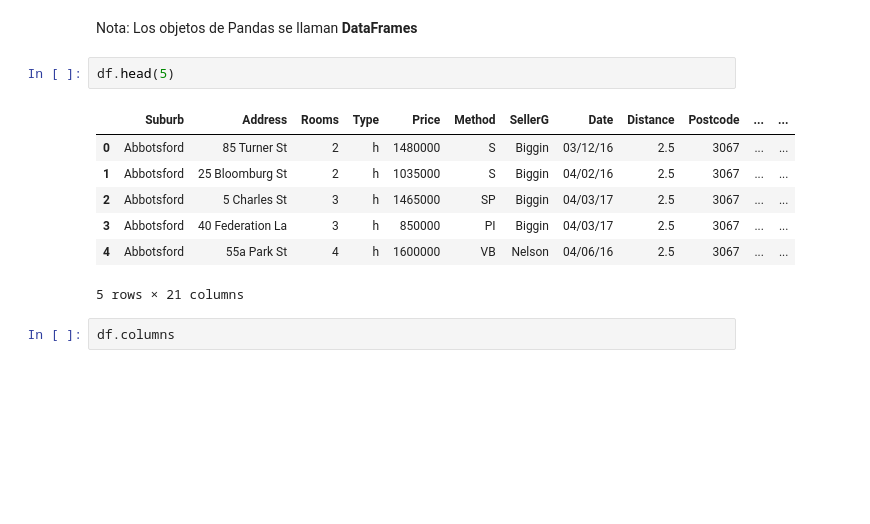
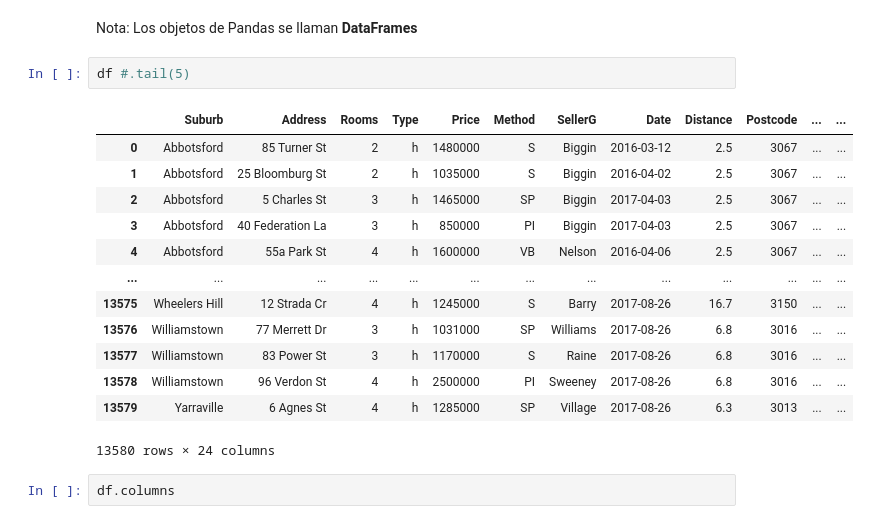
Before and after one commit to czammar/ai_programming_foundations, a Jupyter notebook: notebooks/04b_pandas.ipynb, the cells around one changed output. Drawn from its saved outputs; the diff is of its cells as text; blank space fills up the shorter version.

```diff
--- a/notebooks/04b_pandas.ipynb
+++ b/notebooks/04b_pandas.ipynb
@@ -24,15 +67,21 @@ df = pd.read_csv(DATA_PATH)
 # %% [markdown]
 Nota: Los objetos de Pandas se llaman **DataFrames**
 # %%
-df.head(5)
+df #.tail(5)
 # %% [output]
 |  | Suburb | Address | Rooms | Type | Price | Method | SellerG | Date | Distance | Postcode | ... | ... |
-| 0 | Abbotsford | 85 Turner St | 2 | h | 1480000 | S | Biggin | 03/12/16 | 2.5 | 3067 | ... | ... |
-| 1 | Abbotsford | 25 Bloomburg St | 2 | h | 1035000 | S | Biggin | 04/02/16 | 2.5 | 3067 | ... | ... |
-| 2 | Abbotsford | 5 Charles St | 3 | h | 1465000 | SP | Biggin | 04/03/17 | 2.5 | 3067 | ... | ... |
-| 3 | Abbotsford | 40 Federation La | 3 | h | 850000 | PI | Biggin | 04/03/17 | 2.5 | 3067 | ... | ... |
-| 4 | Abbotsford | 55a Park St | 4 | h | 1600000 | VB | Nelson | 04/06/16 | 2.5 | 3067 | ... | ... |
+| 0 | Abbotsford | 85 Turner St | 2 | h | 1480000 | S | Biggin | 2016-03-12 | 2.5 | 3067 | ... | ... |
+| 1 | Abbotsford | 25 Bloomburg St | 2 | h | 1035000 | S | Biggin | 2016-04-02 | 2.5 | 3067 | ... | ... |
+| 2 | Abbotsford | 5 Charles St | 3 | h | 1465000 | SP | Biggin | 2017-04-03 | 2.5 | 3067 | ... | ... |
+| 3 | Abbotsford | 40 Federation La | 3 | h | 850000 | PI | Biggin | 2017-04-03 | 2.5 | 3067 | ... | ... |
+| 4 | Abbotsford | 55a Park St | 4 | h | 1600000 | VB | Nelson | 2016-04-06 | 2.5 | 3067 | ... | ... |
+| ... | ... | ... | ... | ... | ... | ... | ... | ... | ... | ... | ... | ... |
+| 13575 | Wheelers Hill | 12 Strada Cr | 4 | h | 1245000 | S | Barry | 2017-08-26 | 16.7 | 3150 | ... | ... |
+| 13576 | Williamstown | 77 Merrett Dr | 3 | h | 1031000 | SP | Williams | 2017-08-26 | 6.8 | 3016 | ... | ... |
+| 13577 | Williamstown | 83 Power St | 3 | h | 1170000 | S | Raine | 2017-08-26 | 6.8 | 3016 | ... | ... |
+| 13578 | Williamstown | 96 Verdon St | 4 | h | 2500000 | PI | Sweeney | 2017-08-26 | 6.8 | 3016 | ... | ... |
+| 13579 | Yarraville | 6 Agnes St | 4 | h | 1285000 | SP | Village | 2017-08-26 | 6.3 | 3013 | ... | ... |
-5 rows × 21 columns
+13580 rows × 24 columns
 # %%
 df.columns
 # %% [output]
```
Also changed, not shown: parts of 23 cells of this notebook, 2 other files.
